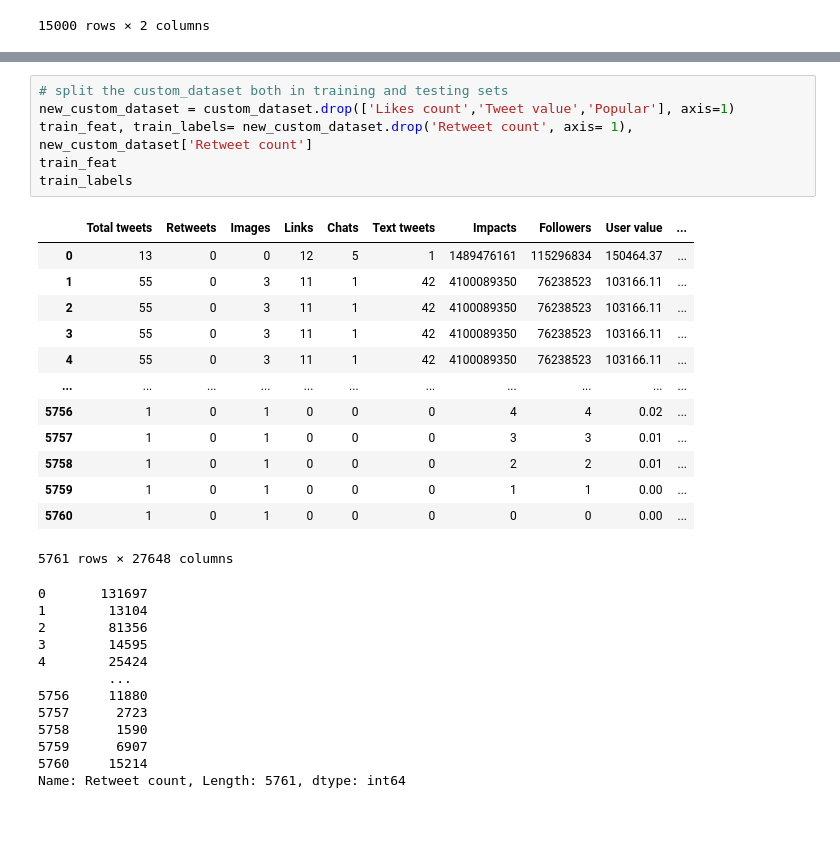
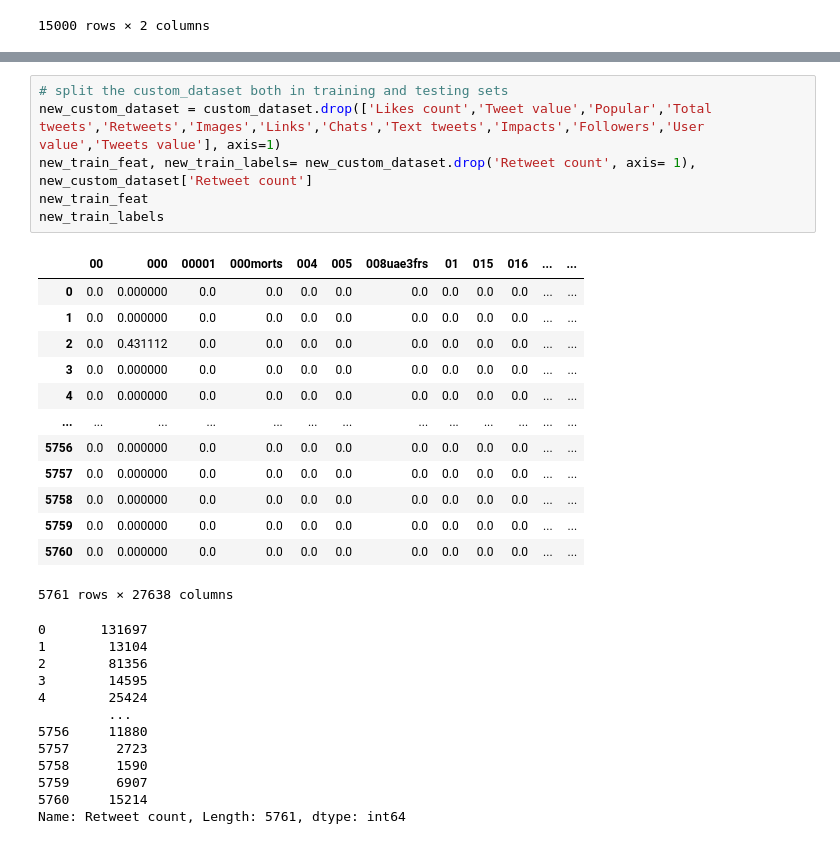
Before and after one commit to andres112/Social-Media-Analytics, a Jupyter notebook: 7_Exercise/app.ipynb, the cells around one changed output, grey strips where cells are left out. Cells and saved outputs as stored; diff of their text form.

```diff
--- a/7_Exercise/app.ipynb
+++ b/7_Exercise/app.ipynb
@@ -439,23 +442,23 @@ TfidfVectorizer(analyzer='word', binary=False, decode_error='strict',
 # %%
 # split the custom_dataset both in training and testing sets
-new_custom_dataset = custom_dataset.drop(['Likes count','Tweet value','Popular'], axis=1)
-train_feat, train_labels= new_custom_dataset.drop('Retweet count', axis= 1), new_custom_dataset['Retweet count']
-train_feat
-train_labels
+new_custom_dataset = custom_dataset.drop(['Likes count','Tweet value','Popular','Total tweets','Retweets','Images','Links','Chats','Text tweets','Impacts','Followers','User value','Tweets value'], axis=1)
+new_train_feat, new_train_labels= new_custom_dataset.drop('Retweet count', axis= 1), new_custom_dataset['Retweet count']
+new_train_feat
+new_train_labels
 # %% [output]
-|  | Total tweets | Retweets | Images | Links | Chats | Text tweets | Impacts | Followers | User value | ... |
-| 0 | 13 | 0 | 0 | 12 | 5 | 1 | 1489476161 | 115296834 | 150464.37 | ... |
-| 1 | 55 | 0 | 3 | 11 | 1 | 42 | 4100089350 | 76238523 | 103166.11 | ... |
-| 2 | 55 | 0 | 3 | 11 | 1 | 42 | 4100089350 | 76238523 | 103166.11 | ... |
-| 3 | 55 | 0 | 3 | 11 | 1 | 42 | 4100089350 | 76238523 | 103166.11 | ... |
-| 4 | 55 | 0 | 3 | 11 | 1 | 42 | 4100089350 | 76238523 | 103166.11 | ... |
-| ... | ... | ... | ... | ... | ... | ... | ... | ... | ... | ... |
-| 5756 | 1 | 0 | 1 | 0 | 0 | 0 | 4 | 4 | 0.02 | ... |
-| 5757 | 1 | 0 | 1 | 0 | 0 | 0 | 3 | 3 | 0.01 | ... |
-| 5758 | 1 | 0 | 1 | 0 | 0 | 0 | 2 | 2 | 0.01 | ... |
-| 5759 | 1 | 0 | 1 | 0 | 0 | 0 | 1 | 1 | 0.00 | ... |
-| 5760 | 1 | 0 | 1 | 0 | 0 | 0 | 0 | 0 | 0.00 | ... |
+|  | 00 | 000 | 00001 | 000morts | 004 | 005 | 008uae3frs | 01 | 015 | 016 | ... | ... |
+| 0 | 0.0 | 0.000000 | 0.0 | 0.0 | 0.0 | 0.0 | 0.0 | 0.0 | 0.0 | 0.0 | ... | ... |
+| 1 | 0.0 | 0.000000 | 0.0 | 0.0 | 0.0 | 0.0 | 0.0 | 0.0 | 0.0 | 0.0 | ... | ... |
+| 2 | 0.0 | 0.431112 | 0.0 | 0.0 | 0.0 | 0.0 | 0.0 | 0.0 | 0.0 | 0.0 | ... | ... |
+| 3 | 0.0 | 0.000000 | 0.0 | 0.0 | 0.0 | 0.0 | 0.0 | 0.0 | 0.0 | 0.0 | ... | ... |
+| 4 | 0.0 | 0.000000 | 0.0 | 0.0 | 0.0 | 0.0 | 0.0 | 0.0 | 0.0 | 0.0 | ... | ... |
+| ... | ... | ... | ... | ... | ... | ... | ... | ... | ... | ... | ... | ... |
+| 5756 | 0.0 | 0.000000 | 0.0 | 0.0 | 0.0 | 0.0 | 0.0 | 0.0 | 0.0 | 0.0 | ... | ... |
+| 5757 | 0.0 | 0.000000 | 0.0 | 0.0 | 0.0 | 0.0 | 0.0 | 0.0 | 0.0 | 0.0 | ... | ... |
+| 5758 | 0.0 | 0.000000 | 0.0 | 0.0 | 0.0 | 0.0 | 0.0 | 0.0 | 0.0 | 0.0 | ... | ... |
+| 5759 | 0.0 | 0.000000 | 0.0 | 0.0 | 0.0 | 0.0 | 0.0 | 0.0 | 0.0 | 0.0 | ... | ... |
+| 5760 | 0.0 | 0.000000 | 0.0 | 0.0 | 0.0 | 0.0 | 0.0 | 0.0 | 0.0 | 0.0 | ... | ... |
-5761 rows × 27648 columns
+5761 rows × 27638 columns
 0       131697
 1        13104
 2        81356
```
Also changed, not shown: parts of 10 cells of this notebook, 2 other files.
